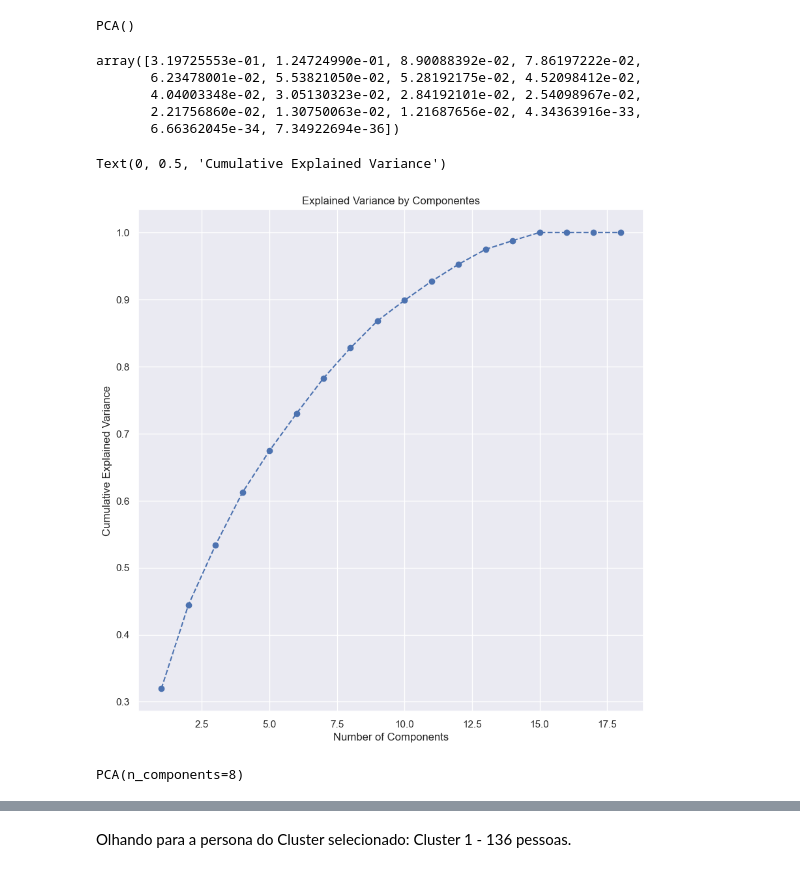
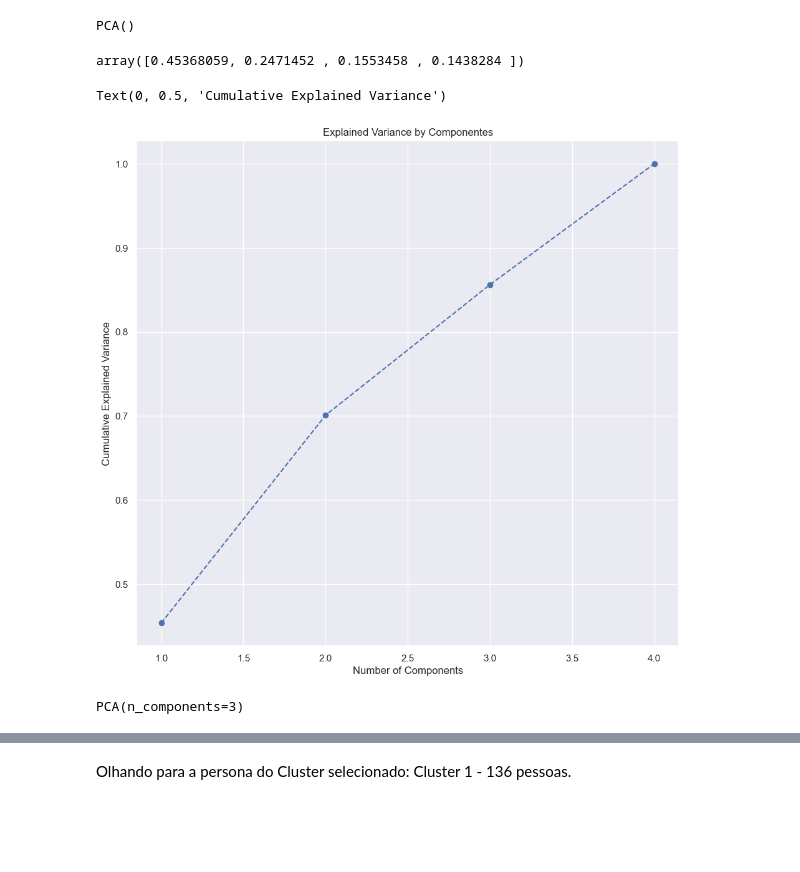
Before and after one commit to enzojunq/Base-de-dados, a Jupyter notebook: base.ipynb, the cells around one changed output, grey strips where cells are left out. Drawn from its saved outputs; the diff is of its cells as text; code cells hidden in the pictures; blank space fills up the shorter version.

```diff
--- a/base.ipynb
+++ b/base.ipynb
@@ -435,9 +564,9 @@ df_usa.Qreg = df_usa.Qreg.astype('category')
 df_usa.Qclasse = df_usa.Qclasse.astype('category')
 df_usa.Qid = df_usa.Qid.astype('category')
 
-df_usa.Qreg.cat.categories = [1, 2, 3, 4, 5]
-df_usa.Qclasse.cat.categories = [1, 2, 3, 4, 5]
-df_usa.Qid.cat.categories =  [1, 2, 3, 4, 5, 6]
+df_usa.Qreg.cat.rename_categories = [1, 2, 3, 4, 5]
+df_usa.Qclasse.cat.rename_categories = [1, 2, 3, 4, 5]
+df_usa.Qid.cat.rename_categories =  [1, 2, 3, 4, 5, 6]
 # %% [output]
 A value is trying to be set on a copy of a slice from a DataFrame.
 Try using .loc[row_indexer,col_indexer] = value instead
@@ -475,0 +592,3 @@ df_p.describe()
+# %%
+df_p = df_usa.loc[:,['P15','P19', 'P22', 'Qfreq']]
+df_p.describe()
@@ -545,25 +646,21 @@ PCA()
 # %%
 pca.explained_variance_ratio_
 # %% [output]
-array([3.19725553e-01, 1.24724990e-01, 8.90088392e-02, 7.86197222e-02,
-       6.23478001e-02, 5.53821050e-02, 5.28192175e-02, 4.52098412e-02,
-       4.04003348e-02, 3.05130323e-02, 2.84192101e-02, 2.54098967e-02,
-       2.21756860e-02, 1.30750063e-02, 1.21687656e-02, 4.34363916e-33,
-       6.66362045e-34, 7.34922694e-36])
+array([0.45368059, 0.2471452 , 0.1553458 , 0.1438284 ])
 # %%
 plt.figure(figsize=(10,10))
-plt.plot(range(1,19), pca.explained_variance_ratio_.cumsum(), marker = 'o', linestyle='--')
+plt.plot(range(1,5), pca.explained_variance_ratio_.cumsum(), marker = 'o', linestyle='--')
 plt.title('Explained Variance by Componentes')
 plt.xlabel('Number of Components')
 plt.ylabel('Cumulative Explained Variance')
 # %% [output]
 Text(0, 0.5, 'Cumulative Explained Variance')
-[figure, old version]
+[figure, new version]
 # %%
-pca = PCA(n_components = 8)
+pca = PCA(n_components = 3)
 pca.fit(df_std)
 # %% [output]
-PCA(n_components=8)
+PCA(n_components=3)
 # %%
 pca.transform(df_std)
 # %% [output]
```
Also changed, not shown: parts of 37 cells of this notebook.
